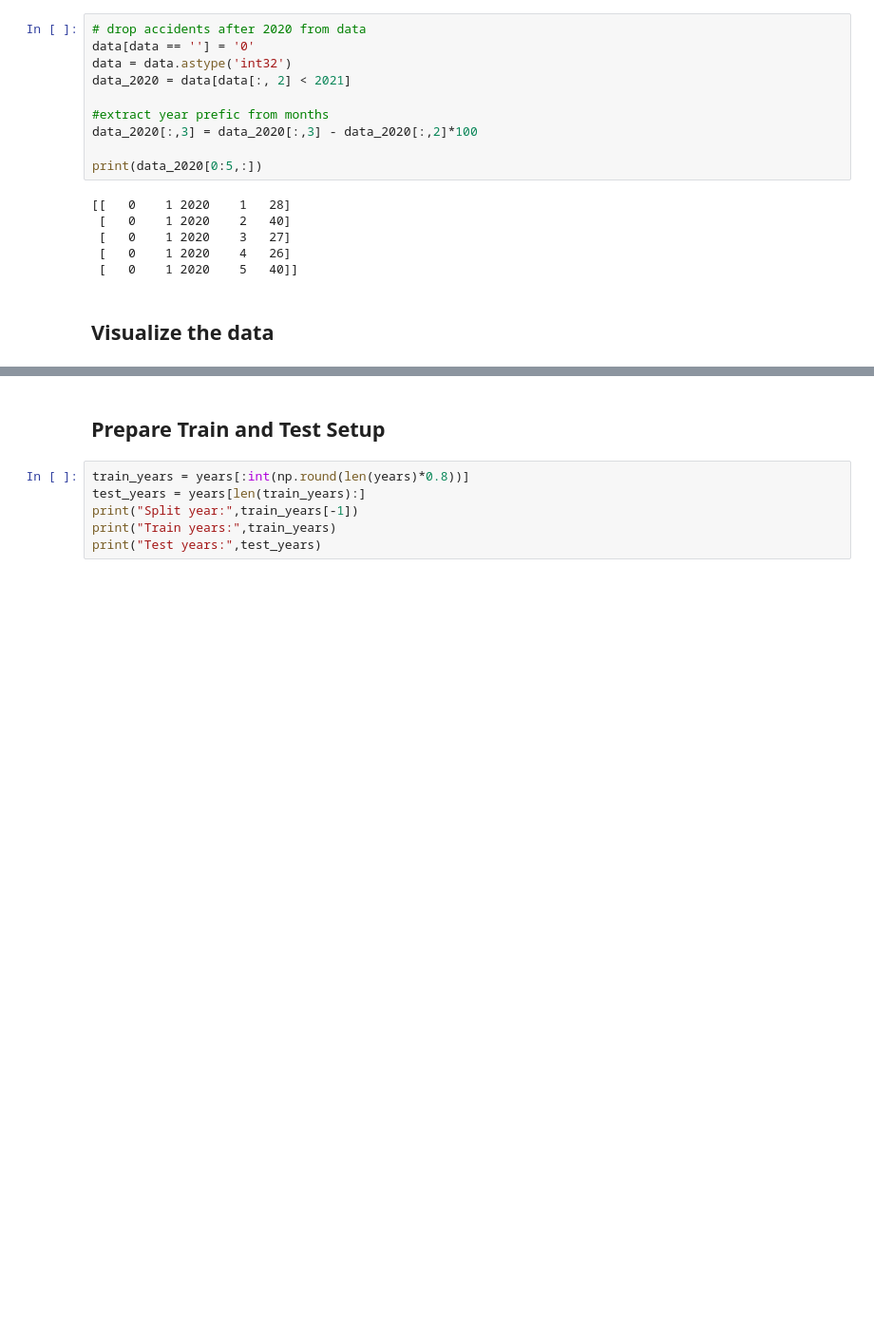
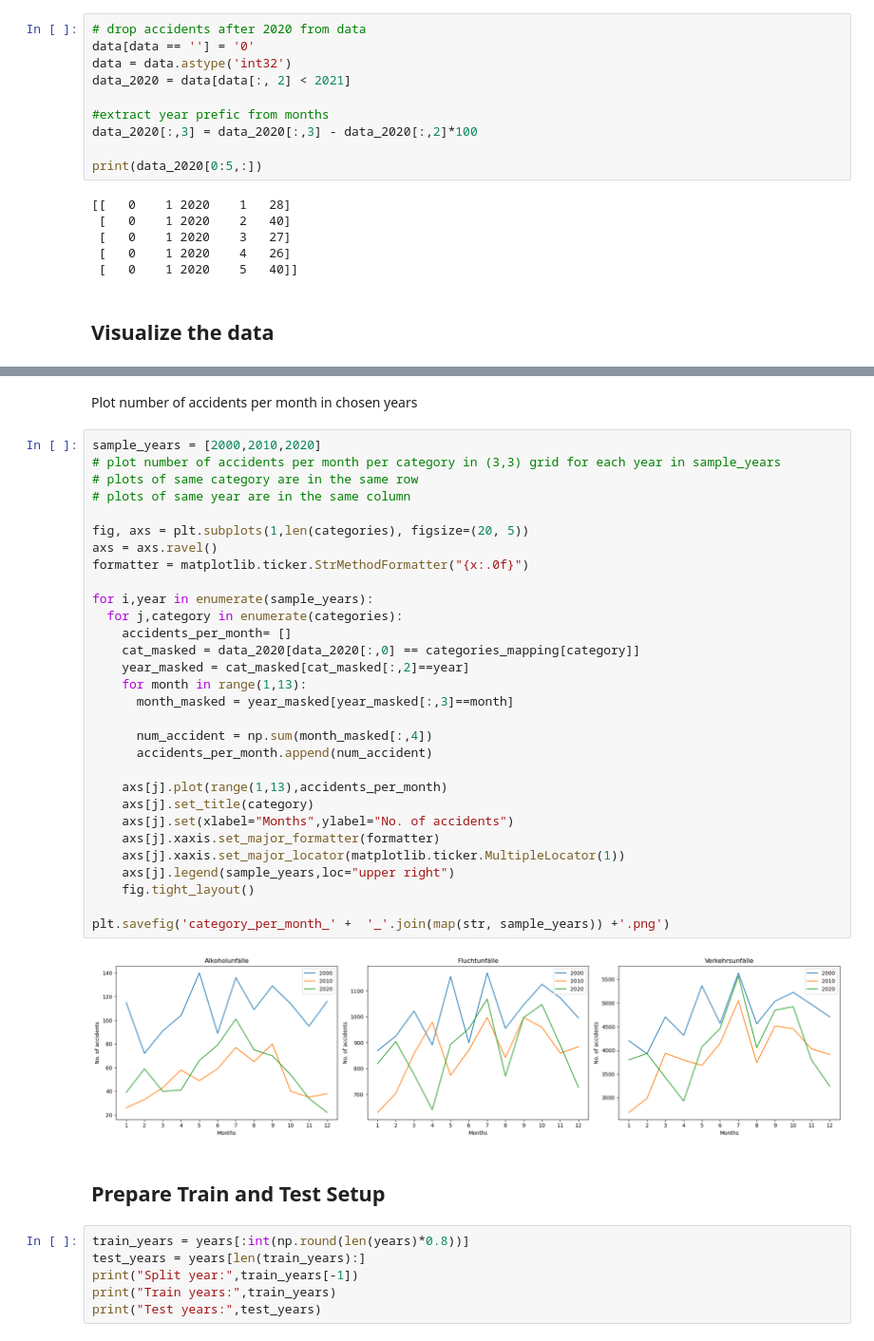
Before and after one commit to eminedari/dps_ai_challenge, a Jupyter notebook: main.ipynb, the cells around one changed output, grey strips where cells are left out. Shown at 95% size. Cells and saved outputs as stored; diff of their text form; blank space fills up the shorter version.

```diff
--- a/main.ipynb
+++ b/main.ipynb
@@ -125,3 +129,37 @@ for category in categories:
+# %% [markdown]
+Plot number of accidents per month in chosen years
+# %%
+sample_years = [2000,2010,2020]
+# plot number of accidents per month per category in (3,3) grid for each year in sample_years
+# plots of same category are in the same row
+# plots of same year are in the same column
+
+fig, axs = plt.subplots(1,len(categories), figsize=(20, 5))
+axs = axs.ravel()
+formatter = matplotlib.ticker.StrMethodFormatter("{x:.0f}")
+
+for i,year in enumerate(sample_years):
+  for j,category in enumerate(categories):
+    accidents_per_month= []
+    cat_masked = data_2020[data_2020[:,0] == categories_mapping[category]]
+    year_masked = cat_masked[cat_masked[:,2]==year]
+    for month in range(1,13):
+      month_masked = year_masked[year_masked[:,3]==month]
+
+      num_accident = np.sum(month_masked[:,4])
+      accidents_per_month.append(num_accident)
+
+    axs[j].plot(range(1,13),accidents_per_month)
+    axs[j].set_title(category)
+    axs[j].set(xlabel="Months",ylabel="No. of accidents")
+    axs[j].xaxis.set_major_formatter(formatter)
+    axs[j].xaxis.set_major_locator(matplotlib.ticker.MultipleLocator(1))
+    axs[j].legend(sample_years,loc="upper right")
+    fig.tight_layout()
+
+plt.savefig('category_per_month_' +  '_'.join(map(str, sample_years)) +'.png')
+# %% [output]
+[figure, added]
 # %% [markdown]
 ## Prepare Train and Test Setup
 # %%
```
Also changed, not shown: parts of 3 cells of this notebook, 3 other files.
